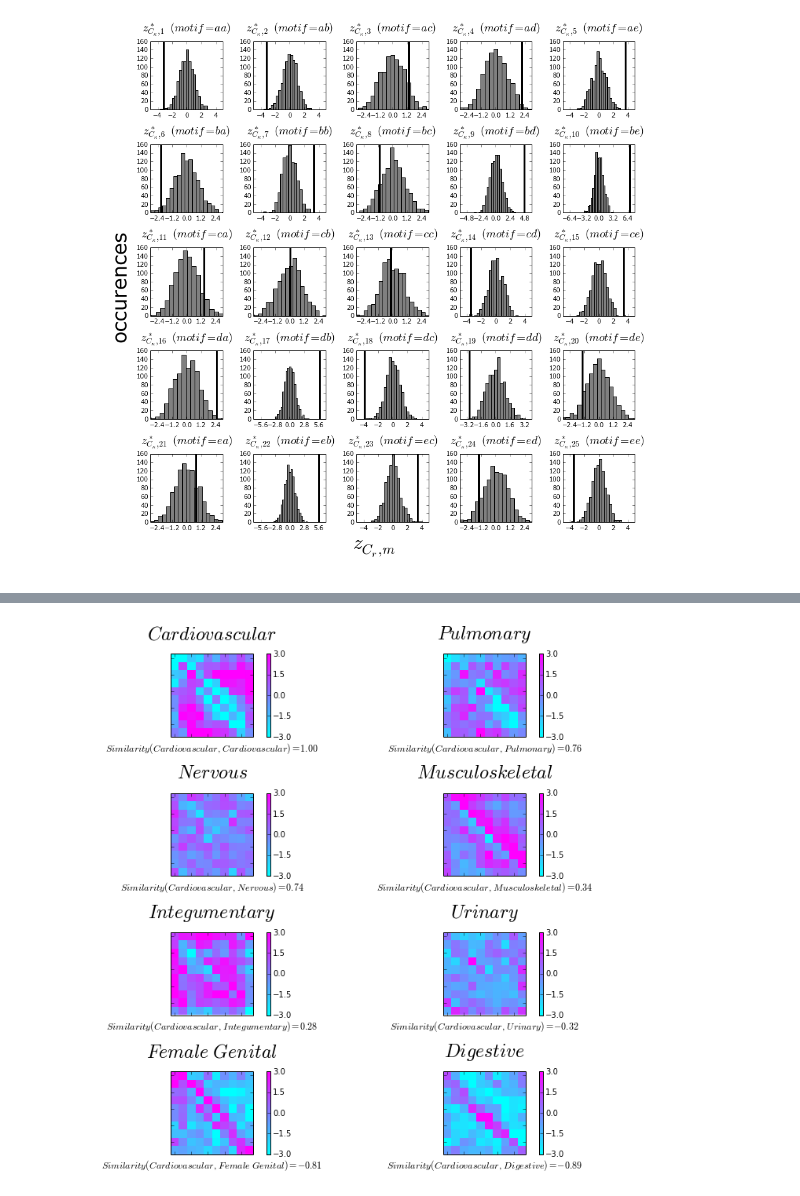
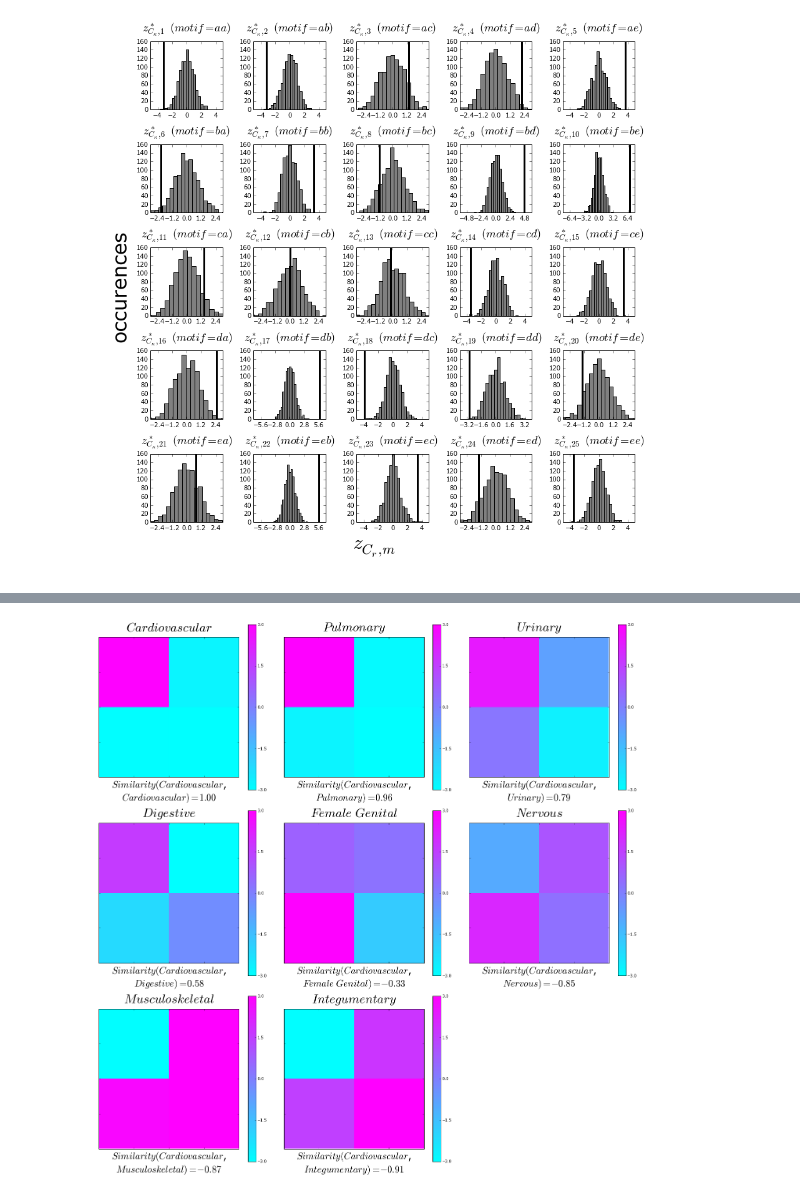
Before and after one commit to pvnick/tempos, a Jupyter notebook: pain_sax_ported.ipynb, the cells around one changed output, grey strips where cells are left out. Drawn from its saved outputs; the diff is of its cells as text; code cells hidden in the pictures.

```diff
--- a/pain_sax_ported.ipynb
+++ b/pain_sax_ported.ipynb
@@ -301,6 +342,10 @@ Int64Index([0, 1, 2, 3], dtype='int64')
+# %%
+beta = 5
+number_of_ten_minute_intervals_in_frame = float(6 * 5) #5 hours
+saxes = interpolated_grouped_by_patient.apply(lambda s: sax_unwindowed_unnormalized(s, alphabet_size=beta, paa_length = np.ceil(s.count() / number_of_ten_minute_intervals_in_frame)))
+motif_matrices_by_patient = saxes.apply(get_raw_sequence_motif_vector, alphabet_size=beta)
+nr = 1000
+example_ck = 100
+motif_importance_sample = pd.Series(np.arange(nr)).apply(sample_motif_importances, sample_size=example_ck)
 # %% [markdown]
 #### Show a figure with several histograms of sampled motif importances
-# %%
-nr = 1000
-cluster_n = 100
-motif_importance_sample = pd.Series(np.arange(nr)).apply(sample_motif_importances, sample_size=cluster_n)
@@ -484,14 +539,23 @@ icons = pd.DataFrame(columns = motif_matrices_by_patient.columns, index = pd.Ind
 for criterion in cluster_criteria:
     motif_proportions_cluster = motif_proportions_clusters.ix[criterion]
     cluster_n = cluster_sample_sizes.ix[criterion][0]
-    minimum_cluster_n = 100
+    minimum_cluster_n = 50
     if cluster_n > minimum_cluster_n:
         print("Generating Xci for theta=" + str(criterion) + " - nc=" + str(cluster_n))
         nr = 1000
         motif_importance_sample = pd.Series(np.arange(nr)).apply(sample_motif_importances, sample_size=cluster_n)
-        population_mean = motif_importance_sample.mean()
-        population_std_dev = motif_importance_sample.std()
-        icon = (motif_proportions_cluster - population_mean) / population_std_dev
+        numerators = motif_importance_sample.apply(lambda row: row <= motif_proportions_cluster, axis=1).sum()
+        denominators = motif_importance_sample.count()
+        pvals = numerators / denominators
+        icon = pvals.apply(lambda pval: sc.stats.norm.ppf(pval))
+        for pixel_index in icon.keys():
+            pixel = icon[pixel_index]
+            #if probability was 0 or 1, manually set to 6 std devs
+            if pixel == np.inf:
+                pixel = 10
+            elif pixel == -np.inf:
+                pixel = -10
+            icon[pixel_index] = pixel
         icons.ix[criterion] = icon
     else:
         print("Skipping theta=" + str(criterion) + " - nc=" + str(cluster_n))
@@ -666,35 +730,35 @@ plt.tight_layout()
 # %%
 first_icon_theta = "Cardiovascular"
-
 theta_and_similarities = all_theta_similarities.ix[first_icon_theta]
 thetas_sorted = theta_and_similarities.sort(columns="similarity", ascending=False).index
-fig, axes = plt.subplots(nrows=4,
-                         ncols=2,
-                         figsize=(10,10))
+fig, axes = plt.subplots(nrows=3,
+                         ncols=3,
+                         figsize=(20,20))
 axes_flattened = axes.flatten()
 plt.hold(True)
 axis_index = 0
 for theta in thetas_sorted:
     ax = axes_flattened[axis_index]
     icon = icons.ix[theta]
     icon_side = np.sqrt(icon.count()).astype(int)
     #hide distracting axis ticks
     ax.tick_params(labelbottom='off',
                    labelleft='off')
-    ax.set_title(label="$" + string.replace(theta, ' ', '\ ') + "$", fontsize=24, y=1.13)
+    ax.set_title(label="$" + string.replace(theta, ' ', '\ ') + "$", fontsize=32, y=1.03)
     similarity = theta_and_similarities.ix[theta].similarity
     angle_text = "0"
     if similarity < 1:
         angle_text = np.rad2deg(np.arccos(similarity)).astype(int).astype(str)
-    ax.set_xlabel(xlabel=r"$Similarity(" + string.replace(first_icon_theta, ' ', '\ ') + ",\ " + string.replace(theta, ' ', '\ ') + ") = " + ('%.2f' % similarity) + "$", fontsize=12)
+    ax.set_xlabel(xlabel=r"$Similarity(" + string.replace(first_icon_theta, ' ', '\ ') + "$,\n$" + string.replace(theta, ' ', '\ ') + ") = " + ('%.2f' % similarity) + "$", fontsize=24)
     heatmap = ax.imshow(icon.reshape([icon_side, icon_side]).astype(float), interpolation='none', cmap = plt.cool(), vmin=-3, vmax=3)
     cbar = fig.colorbar(heatmap, ax=ax)
     cbar.set_ticks(np.linspace(-3, 3, 5))
     axis_index = axis_index + 1
 for remaining_axis_index in range(axis_index, len(axes_flattened)):
     ax = axes_flattened[remaining_axis_index]
     fig.delaxes(ax)
-plt.tight_layout()
-plt.savefig("/tmp/fig.pdf")
+plt.tight_layout(pad=1.6)
+plt.savefig(figure_save_dir + "surgerytype_beta" + str(icon_side) + ".pdf")
+plt.show()
 # %% [output]
-[figure, old version]
+[figure, new version]
```
Also changed, not shown: parts of 68 cells of this notebook, 4 other files.
